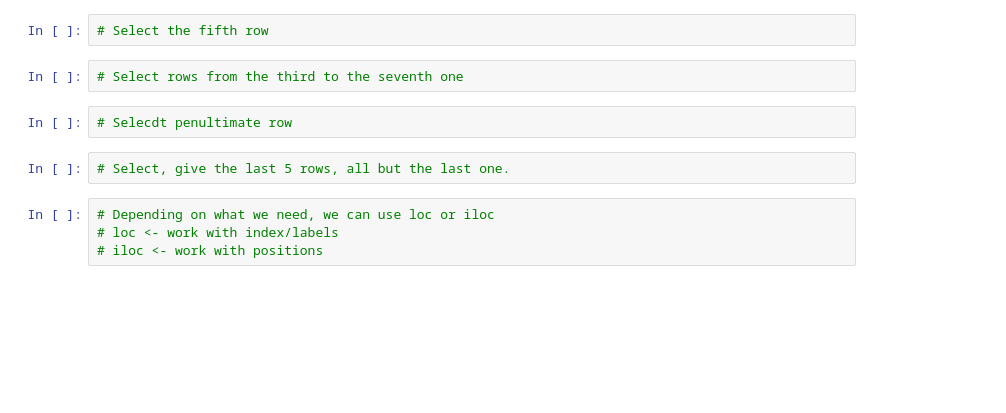
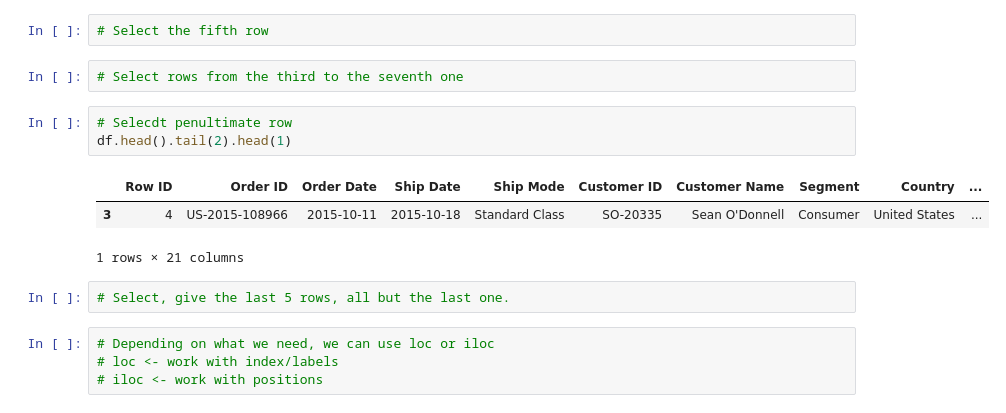
Before and after one commit to Maitlla/Sistemas-bd-2023, a Jupyter notebook: data_sources/04_read_xls-maite-4.ipynb, the cells around one changed output. Drawn from its saved outputs; the diff is of its cells as text; blank space fills up the shorter version.

```diff
--- a/data_sources/04_read_xls-maite-4.ipynb
+++ b/data_sources/04_read_xls-maite-4.ipynb
@@ -226,6 +276,11 @@ df['Region'].count()
 # Select rows from the third to the seventh one
 # %%
 # Selecdt penultimate row
+df.head().tail(2).head(1)
+# %% [output]
+|  | Row ID | Order ID | Order Date | Ship Date | Ship Mode | Customer ID | Customer Name | Segment | Country | ... |
+| 3 | 4 | US-2015-108966 | 2015-10-11 | 2015-10-18 | Standard Class | SO-20335 | Sean O'Donnell | Consumer | United States | ... |
+1 rows × 21 columns
 # %%
 # Select, give the last 5 rows, all but the last one.
 # %%
```
Also changed, not shown: parts of 10 cells of this notebook.
